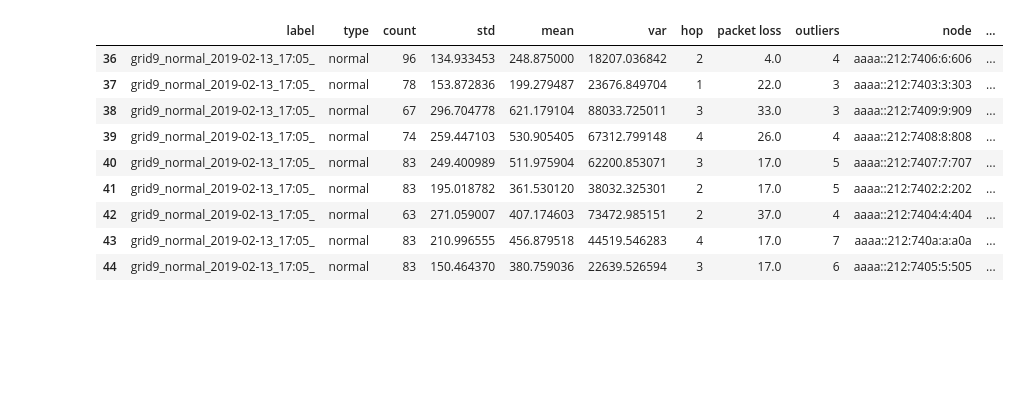
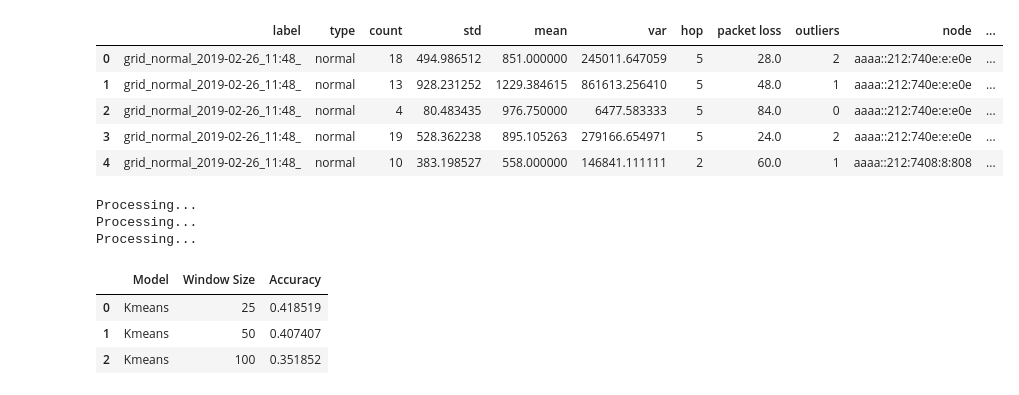
Before and after one commit to ichatz/iot-netprofiler, a Jupyter notebook: results/Results.ipynb, the cells around one changed output. Cells and saved outputs as stored; diff of their text form; code cells hidden in the pictures; blank space fills up the shorter version.

```diff
--- a/results/Results.ipynb
+++ b/results/Results.ipynb
@@ -50,6 +45,0 @@ Problem 1.1
-# %%
-directory="../cooja3-16nodes"
-
-df=pd.read_csv(directory+"/results_total.csv", sep='\t', encoding='utf-8', index_col=False)
-
-df.drop([df.columns[0]],axis=1)
@@ -363,13 +125,0 @@ results_kmeans_node
-# %%
-results_kmeans_node[results_kmeans_node["label"]=="grid9_normal_2019-02-13_17:05_"]
-# %% [output]
-|  | label | type | count | std | mean | var | hop | packet loss | outliers | node | ... |
-| 36 | grid9_normal_2019-02-13_17:05_ | normal | 96 | 134.933453 | 248.875000 | 18207.036842 | 2 | 4.0 | 4 | aaaa::212:7406:6:606 | ... |
-| 37 | grid9_normal_2019-02-13_17:05_ | normal | 78 | 153.872836 | 199.279487 | 23676.849704 | 1 | 22.0 | 3 | aaaa::212:7403:3:303 | ... |
-| 38 | grid9_normal_2019-02-13_17:05_ | normal | 67 | 296.704778 | 621.179104 | 88033.725011 | 3 | 33.0 | 3 | aaaa::212:7409:9:909 | ... |
-| 39 | grid9_normal_2019-02-13_17:05_ | normal | 74 | 259.447103 | 530.905405 | 67312.799148 | 4 | 26.0 | 4 | aaaa::212:7408:8:808 | ... |
-| 40 | grid9_normal_2019-02-13_17:05_ | normal | 83 | 249.400989 | 511.975904 | 62200.853071 | 3 | 17.0 | 5 | aaaa::212:7407:7:707 | ... |
-| 41 | grid9_normal_2019-02-13_17:05_ | normal | 83 | 195.018782 | 361.530120 | 38032.325301 | 2 | 17.0 | 5 | aaaa::212:7402:2:202 | ... |
-| 42 | grid9_normal_2019-02-13_17:05_ | normal | 63 | 271.059007 | 407.174603 | 73472.985151 | 2 | 37.0 | 4 | aaaa::212:7404:4:404 | ... |
-| 43 | grid9_normal_2019-02-13_17:05_ | normal | 83 | 210.996555 | 456.879518 | 44519.546283 | 4 | 17.0 | 7 | aaaa::212:740a:a:a0a | ... |
-| 44 | grid9_normal_2019-02-13_17:05_ | normal | 83 | 150.464370 | 380.759036 | 22639.526594 | 3 | 17.0 | 6 | aaaa::212:7405:5:505 | ... |
@@ -379,0 +126,23 @@ df=df.drop([])
+# %%
+results_total_nodes.head()
+# %% [output]
+|  | label | type | count | std | mean | var | hop | packet loss | outliers | node | ... |
+| 0 | grid_normal_2019-02-26_11:48_ | normal | 18 | 494.986512 | 851.000000 | 245011.647059 | 5 | 28.0 | 2 | aaaa::212:740e:e:e0e | ... |
+| 1 | grid_normal_2019-02-26_11:48_ | normal | 13 | 928.231252 | 1229.384615 | 861613.256410 | 5 | 48.0 | 1 | aaaa::212:740e:e:e0e | ... |
+| 2 | grid_normal_2019-02-26_11:48_ | normal | 4 | 80.483435 | 976.750000 | 6477.583333 | 5 | 84.0 | 0 | aaaa::212:740e:e:e0e | ... |
+| 3 | grid_normal_2019-02-26_11:48_ | normal | 19 | 528.362238 | 895.105263 | 279166.654971 | 5 | 24.0 | 2 | aaaa::212:740e:e:e0e | ... |
+| 4 | grid_normal_2019-02-26_11:48_ | normal | 10 | 383.198527 | 558.000000 | 146841.111111 | 2 | 60.0 | 1 | aaaa::212:7408:8:808 | ... |
+# %%
+directory="../cooja3-9nodes/"
+results_total, accuracy, results_total_nodes=create_results(directory,features_to_drop)
+# %% [output]
+Processing...
+Processing...
+Processing...
+# %%
+accuracy
+# %% [output]
+|  | Model | Window Size | Accuracy |
+| 0 | Kmeans | 25 | 0.418519 |
+| 1 | Kmeans | 50 | 0.407407 |
+| 2 | Kmeans | 100 | 0.351852 |
```
Also changed, not shown: parts of 15 cells of this notebook, 13 other files.
